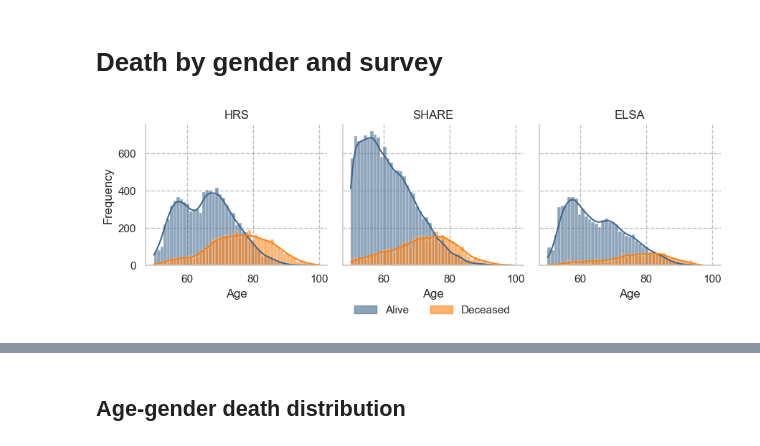
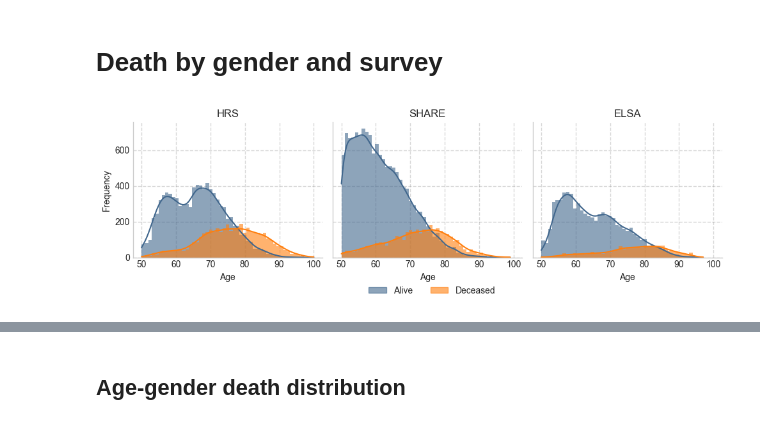
Before and after one commit to vallerrr/Mortality_prediction_cross_countries, a Jupyter notebook: 01_data_inspection.ipynb, the cells around one changed output, grey strips where cells are left out. Drawn from its saved outputs; the diff is of its cells as text; code cells hidden in the pictures.

```diff
--- a/01_data_inspection.ipynb
+++ b/01_data_inspection.ipynb
@@ -53,9 +44,8 @@ import matplotlib.pyplot as plt
 import seaborn as sns
 import matplotlib.patches as mpatches
 
-sns.set(style="whitegrid")
 
-fig, ax = plt.subplots(1, 3, figsize=(9, 3), sharey=True, sharex=True)
+fig, ax = plt.subplots(1, 3, figsize=(10, 3), sharey=True, sharex=True)
 axs = ax.flatten()
 
 for i, dataset in enumerate(['HRS', 'SHARE', 'ELSA']):
@@ -73,36 +63,46 @@ for i, dataset in enumerate(['HRS', 'SHARE', 'ELSA']):
         kde=True,
         alpha=0.6,
         palette={0: colors['blue'], 1: colors['orange']},
-        bins=df['age'].nunique() if dataset=='HRS' else df['age'].nunique()
+        bins=df['age'].nunique() if dataset=='HRS' else df['age'].nunique(),
+        edgecolor='black',
+        linewidth=0
 
     )
 
     # Formatting
     axs[i].set_title(f'{dataset}')
     axs[i].set_xlabel('Age')
     axs[i].set_ylabel('Frequency')
     axs[i].spines['top'].set_visible(False)
     axs[i].spines['right'].set_visible(False)
-    axs[i].grid(axis='y', color='gray', linestyle='--', linewidth=1, alpha=0.5)
-    axs[i].grid(axis='x', color='gray', linestyle='--', linewidth=1, alpha=0.5)
+    # change color of bottom spine to black
+    #spines = axs[i].spines
+    #spines['bottom'].set_color('black')
+
+
+    axs[i].grid(axis='y', color='gray', linestyle='--', linewidth=1, alpha=0.3)
+    axs[i].grid(axis='x', color='gray', linestyle='--', linewidth=1, alpha=0.3)
     axs[i].get_legend().remove()
+    # set tick
+    #axs[i].tick_params(axis='x', rotation=45)
+    axs[i].set_xticks(range(50, 110, 10))
 alive_patch = mpatches.Patch(color=colors['blue'], label='Alive', alpha=0.6)
 deceased_patch = mpatches.Patch(color=colors['orange'], label='Deceased', alpha=0.6)
 
 # Create a single legend at the bottom
 fig.legend(
     handles=[alive_patch, deceased_patch],
     loc='lower center',
     ncol=2,  # Arrange legend items horizontally
     bbox_to_anchor=(0.53, -0.06),  # Position at the bottom of the figure
     frameon=False
 )
 
 # Add a super title for all subplots
 #fig.suptitle('Age Distribution by Death Status', fontsize=14)
 
 #plt.subplots_adjust(bottom=0.1)
 fig.tight_layout()# Adjust layout to make room for legend
 plt.savefig('graphs/data_description/age_distribution_with_death.pdf', bbox_inches='tight')
 # %% [output]
-[figure, old version]
+[figure, new version]
```
Also changed, not shown: parts of 6 cells of this notebook, 5 other files.
